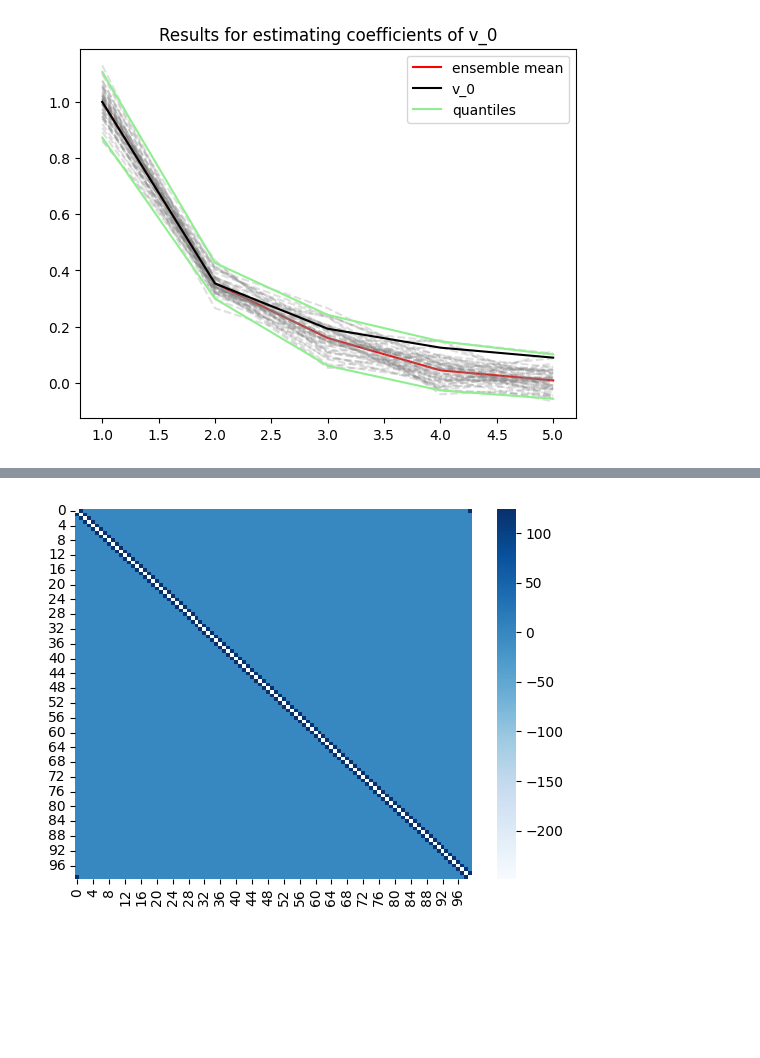
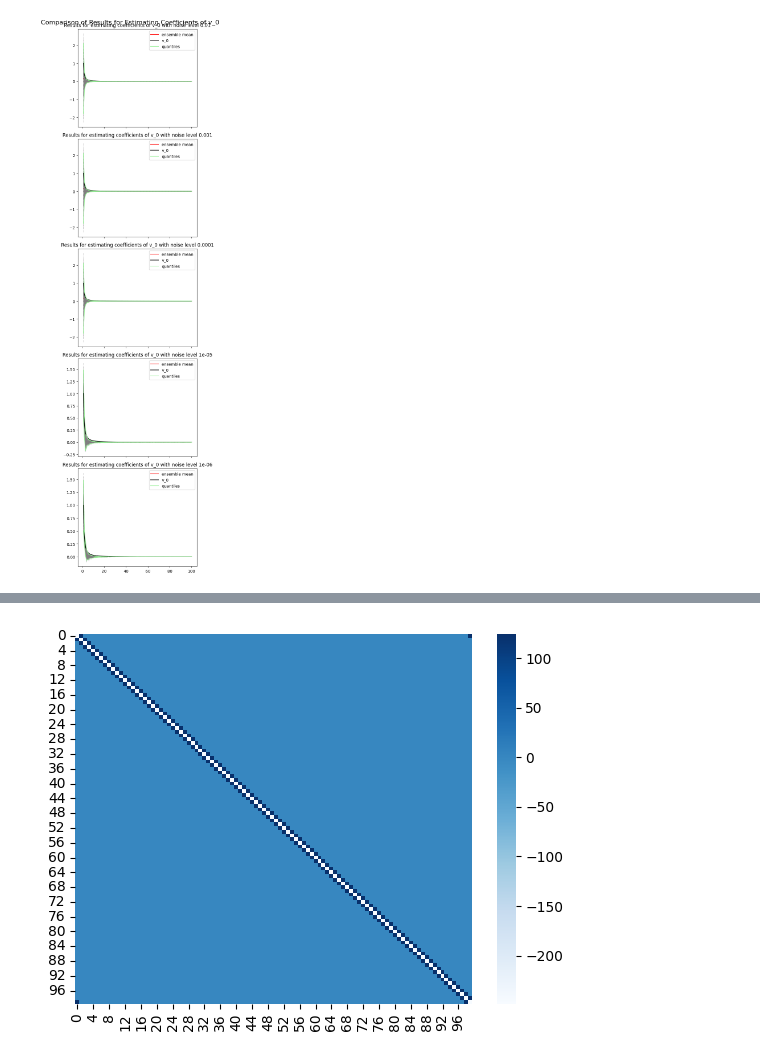
Before and after one commit to Tienstra/EarlyStoppingBIP, a Jupyter notebook: Notebooks/Schrödinger.ipynb, the cells around one changed output, grey strips where cells are left out. Saved outputs shown, nothing was run; the diff lists cells and outputs as text; code cells hidden in the pictures; blank space fills up the shorter version.

Commit message:
tried with different noise levels

```diff
--- a/Notebooks/Schrödinger.ipynb
+++ b/Notebooks/Schrödinger.ipynb
@@ -64,11 +63,12 @@ def run(dim_parameters, dim_observations, p, beta, num_particles):
     return results, v0
 # %%
 # Problem parameters
-dim_parameters = 5
-dim_observations = 3
+dim_parameters = 100
+dim_observations = 100
 p = 2
 beta = 3 / 2
-num_particles = 50
+num_particles = 100
 
-results, v0 = run(dim_parameters, dim_observations, p, beta, num_particles)
+noise_levels = np.logspace(-2, -6, 5)
+print(noise_levels)
 # %% [output]
@@ -84,0 +76,5 @@ Final residual: 0.000798
+# %%
+results_list = []
+for noise_level in noise_levels:
+    results, v0 = run(dim_parameters, dim_observations, p, beta, num_particles, noise_level)
+    results_list.append(results)
@@ -85,26 +99,60 @@ Final residual: 0.000798
 # %%
-i_array = jnp.linspace(1, 5, 5)
-hat_coefs_v0_ensemble = results["ensemble_history"][-1]
+i_array = jnp.linspace(1, 100, 100)
 q = jnp.array([0.025, 0.975])
 
+# Create a figure with subplots based on the number of results
+num_results = len(results_list)
+fig, axes = plt.subplots(num_results, 1, figsize=(5, 4*num_results), sharex=True)
 
-plt.plot(
-    i_array, jnp.mean(hat_coefs_v0_ensemble, axis=1), color="red", label="ensemble mean"
-)
-plt.plot(i_array, hat_coefs_v0_ensemble, color="grey", linestyle="dashed", alpha=0.25)
-plt.plot(i_array, v0, color="black", label="v_0")
-plt.plot(
-    i_array,
-    jnp.quantile(hat_coefs_v0_ensemble, q, axis=1)[0],
-    color="lightgreen",
-    label="quantiles",
-)
-plt.plot(i_array, jnp.quantile(hat_coefs_v0_ensemble, q, axis=1)[1], color="lightgreen")
-plt.title("Results for estimating coefficients of v_0")
-plt.legend()
+# If there's only one result, axes won't be iterable, so we handle that case
+if num_results == 1:
+    axes = [axes]
+
+# Loop through the results and create a plot for each one
+for i, results in enumerate(results_list):
+    hat_coefs_v0_ensemble = results["ensemble_history"][-1]
+
+    # Plot on the current subplot
+    ax = axes[i]
+
+    # Plot ensemble mean
+    ax.plot(
+        i_array, jnp.mean(hat_coefs_v0_ensemble, axis=1),
+        color="red", label="ensemble mean"
+    )
+
+    # Plot individual ensemble members
+    ax.plot(
+        i_array, hat_coefs_v0_ensemble,
+        color="grey", linestyle="dashed", alpha=0.25
+    )
+
+    # Plot true v0
+    ax.plot(i_array, v0, color="black", label="v_0")
+
+    # Plot quantiles
+    ax.plot(
+        i_array,
+        jnp.quantile(hat_coefs_v0_ensemble, q, axis=1)[0],
+        color="lightgreen",
+        label="quantiles",
+    )
+    ax.plot(
+        i_array,
+        jnp.quantile(hat_coefs_v0_ensemble, q, axis=1)[1],
+        color="lightgreen"
+    )
+
+    # Add title and legend to each subplot
+    ax.set_title(f"Results for estimating coefficients of v_0 with noise level {noise_levels[i]}")
+    ax.legend()
+
+# Add a common title for the entire figure
+fig.suptitle("Comparison of Results for Estimating Coefficients of v_0", fontsize=16)
+plt.tight_layout()
 plt.show()
 # %% [output]
-[figure, old version]
+[figure, new version]
 # %%
 N = 100  # num of grid points
 x = jnp.linspace(0, 1, N)
```
Also changed, not shown: parts of 8 cells of this notebook.
